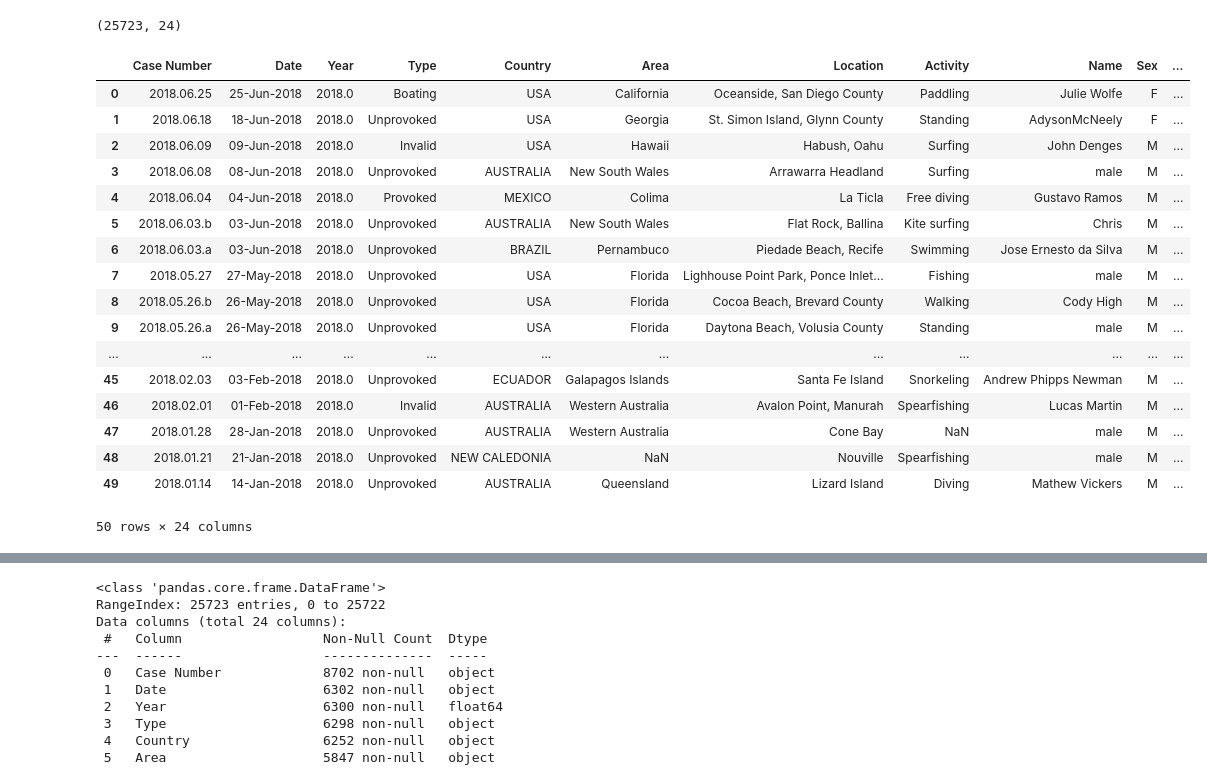
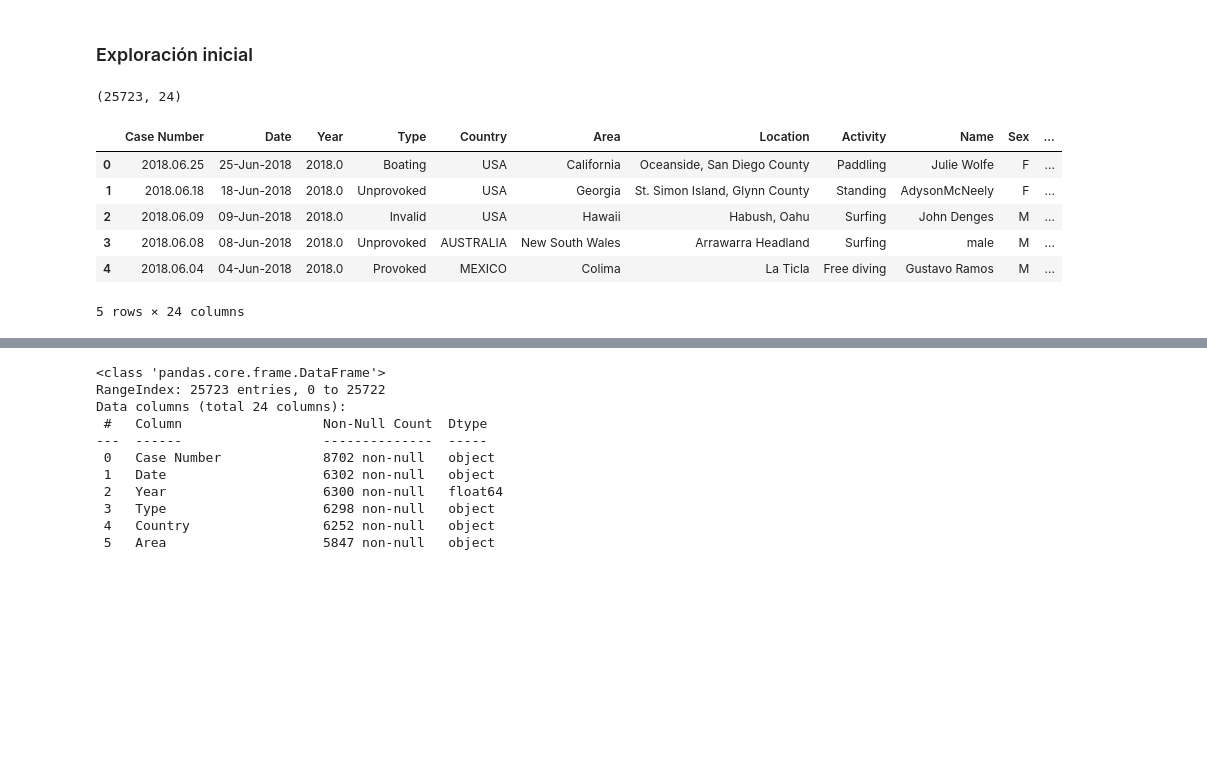
Before and after one commit to pizornpy/Proyecto_Pandas_Tiburones, a Jupyter notebook: Untitled-1.ipynb, the cells around one changed output, grey strips where cells are left out. Saved outputs shown, nothing was run; the diff lists cells and outputs as text; code cells hidden in the pictures; blank space fills up the shorter version.

```diff
--- a/Untitled-1.ipynb
+++ b/Untitled-1.ipynb
@@ -7,6 +7,8 @@ import numpy as np
 #igualmente importamos los datos, como tiene caracteres especiales hay que añadir como argumento encoding="latin1"
 
 tiburones = pd.read_csv(r"C:\Users\Juan\Desktop\IronHack_apuntes\Proyecto_Pandas_Tiburones\attacks.csv", encoding= "utf-8", encoding_errors="ignore")
+# %% [markdown]
+### Exploración inicial
 # %%
 tiburones.shape
 # %% [output]
@@ -14,26 +16,15 @@ tiburones.shape
 # %%
 #vemos a ver qué hay en los 50 primeros
 
-tiburones.head(50)
+tiburones.head()
 # %% [output]
 |  | Case Number | Date | Year | Type | Country | Area | Location | Activity | Name | Sex | ... |
 | 0 | 2018.06.25 | 25-Jun-2018 | 2018.0 | Boating | USA | California | Oceanside, San Diego County | Paddling | Julie Wolfe | F | ... |
 | 1 | 2018.06.18 | 18-Jun-2018 | 2018.0 | Unprovoked | USA | Georgia | St. Simon Island, Glynn County | Standing | AdysonMcNeely | F | ... |
 | 2 | 2018.06.09 | 09-Jun-2018 | 2018.0 | Invalid | USA | Hawaii | Habush, Oahu | Surfing | John Denges | M | ... |
 | 3 | 2018.06.08 | 08-Jun-2018 | 2018.0 | Unprovoked | AUSTRALIA | New South Wales | Arrawarra Headland | Surfing | male | M | ... |
 | 4 | 2018.06.04 | 04-Jun-2018 | 2018.0 | Provoked | MEXICO | Colima | La Ticla | Free diving | Gustavo Ramos | M | ... |
-| 5 | 2018.06.03.b | 03-Jun-2018 | 2018.0 | Unprovoked | AUSTRALIA | New South Wales | Flat Rock, Ballina | Kite surfing | Chris | M | ... |
-| 6 | 2018.06.03.a | 03-Jun-2018 | 2018.0 | Unprovoked | BRAZIL | Pernambuco | Piedade Beach, Recife | Swimming | Jose Ernesto da Silva | M | ... |
-| 7 | 2018.05.27 | 27-May-2018 | 2018.0 | Unprovoked | USA | Florida | Lighhouse Point Park, Ponce Inlet... | Fishing | male | M | ... |
-| 8 | 2018.05.26.b | 26-May-2018 | 2018.0 | Unprovoked | USA | Florida | Cocoa Beach, Brevard County | Walking | Cody High | M | ... |
-| 9 | 2018.05.26.a | 26-May-2018 | 2018.0 | Unprovoked | USA | Florida | Daytona Beach, Volusia County | Standing | male | M | ... |
-| ... | ... | ... | ... | ... | ... | ... | ... | ... | ... | ... | ... |
-| 45 | 2018.02.03 | 03-Feb-2018 | 2018.0 | Unprovoked | ECUADOR | Galapagos Islands | Santa Fe Island | Snorkeling | Andrew Phipps Newman | M | ... |
-| 46 | 2018.02.01 | 01-Feb-2018 | 2018.0 | Invalid | AUSTRALIA | Western Australia | Avalon Point, Manurah | Spearfishing | Lucas Martin | M | ... |
-| 47 | 2018.01.28 | 28-Jan-2018 | 2018.0 | Unprovoked | AUSTRALIA | Western Australia | Cone Bay | NaN | male | M | ... |
-| 48 | 2018.01.21 | 21-Jan-2018 | 2018.0 | Unprovoked | NEW CALEDONIA | NaN | Nouville | Spearfishing | male | M | ... |
-| 49 | 2018.01.14 | 14-Jan-2018 | 2018.0 | Unprovoked | AUSTRALIA | Queensland | Lizard Island | Diving | Mathew Vickers | M | ... |
-50 rows × 24 columns
+5 rows × 24 columns
 # %%
 #qué cosa más rara, hay muchísimos nulos por detrás, hay que ver cuántos son
 
```
Also changed, not shown: parts of 18 cells of this notebook.
